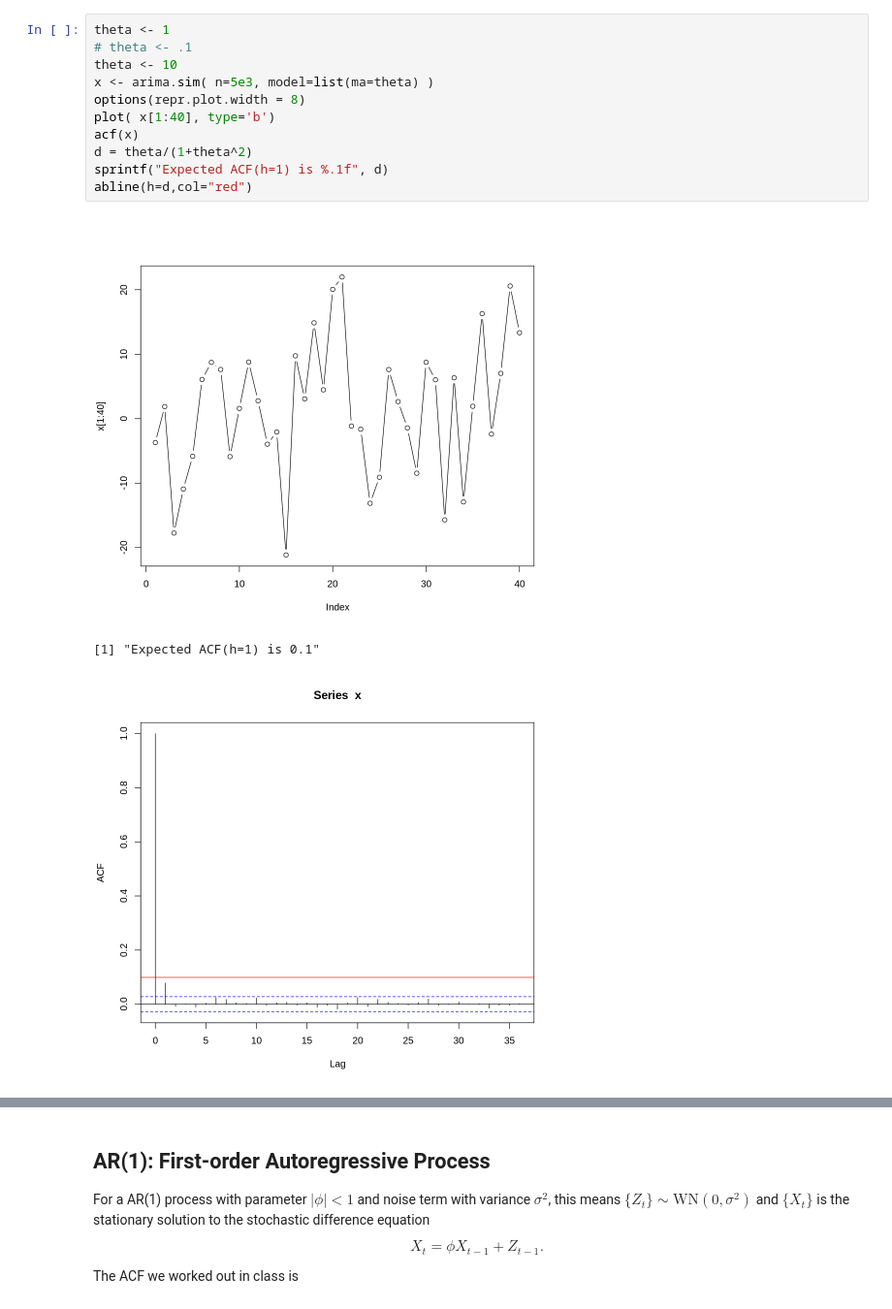
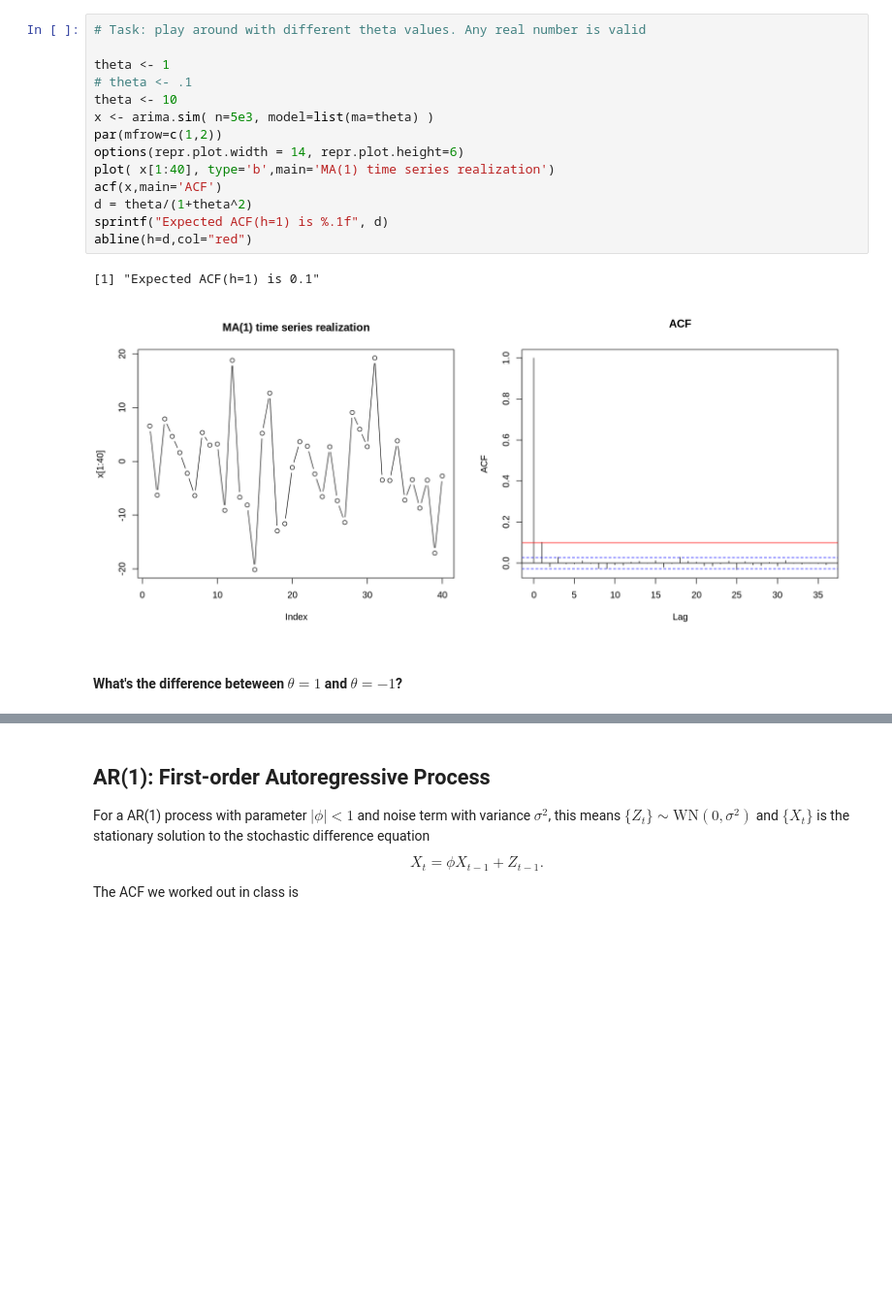
Before and after one commit to stephenbeckr/time-series-class, a Jupyter notebook: Code/FirstLookAt_AR_and_MA.ipynb, the cells around one changed output, grey strips where cells are left out. Shown: that part at 97% size. Saved outputs shown, nothing was run; the diff lists cells and outputs as text; blank space fills up the shorter version.

```diff
--- a/Code/FirstLookAt_AR_and_MA.ipynb
+++ b/Code/FirstLookAt_AR_and_MA.ipynb
@@ -18,18 +24,22 @@ Do the resuls depend on how many time series we simulate?
 # %%
+# Task: play around with different theta values. Any real number is valid
+
 theta <- 1
 # theta <- .1
 theta <- 10
 x <- arima.sim( n=5e3, model=list(ma=theta) )
-options(repr.plot.width = 8)
-plot( x[1:40], type='b')
-acf(x)
+par(mfrow=c(1,2))
+options(repr.plot.width = 14, repr.plot.height=6)
+plot( x[1:40], type='b',main='MA(1) time series realization')
+acf(x,main='ACF')
 d = theta/(1+theta^2)
 sprintf("Expected ACF(h=1) is %.1f", d)
 abline(h=d,col="red")
 # %% [output]
+[1] "Expected ACF(h=1) is 0.1"
-[figure, old version]
+[figure, new version]
-[1] "Expected ACF(h=1) is 0.1"
-[figure, removed]
+# %% [markdown]
+#### What's the difference beteween $\theta=1$ and $\theta=-1$?
 # %%
 n <- 5e3
 x.1     <- arima.sim( n=n, model=list(ma=1) )
```
Also changed, not shown: parts of 10 cells of this notebook.
